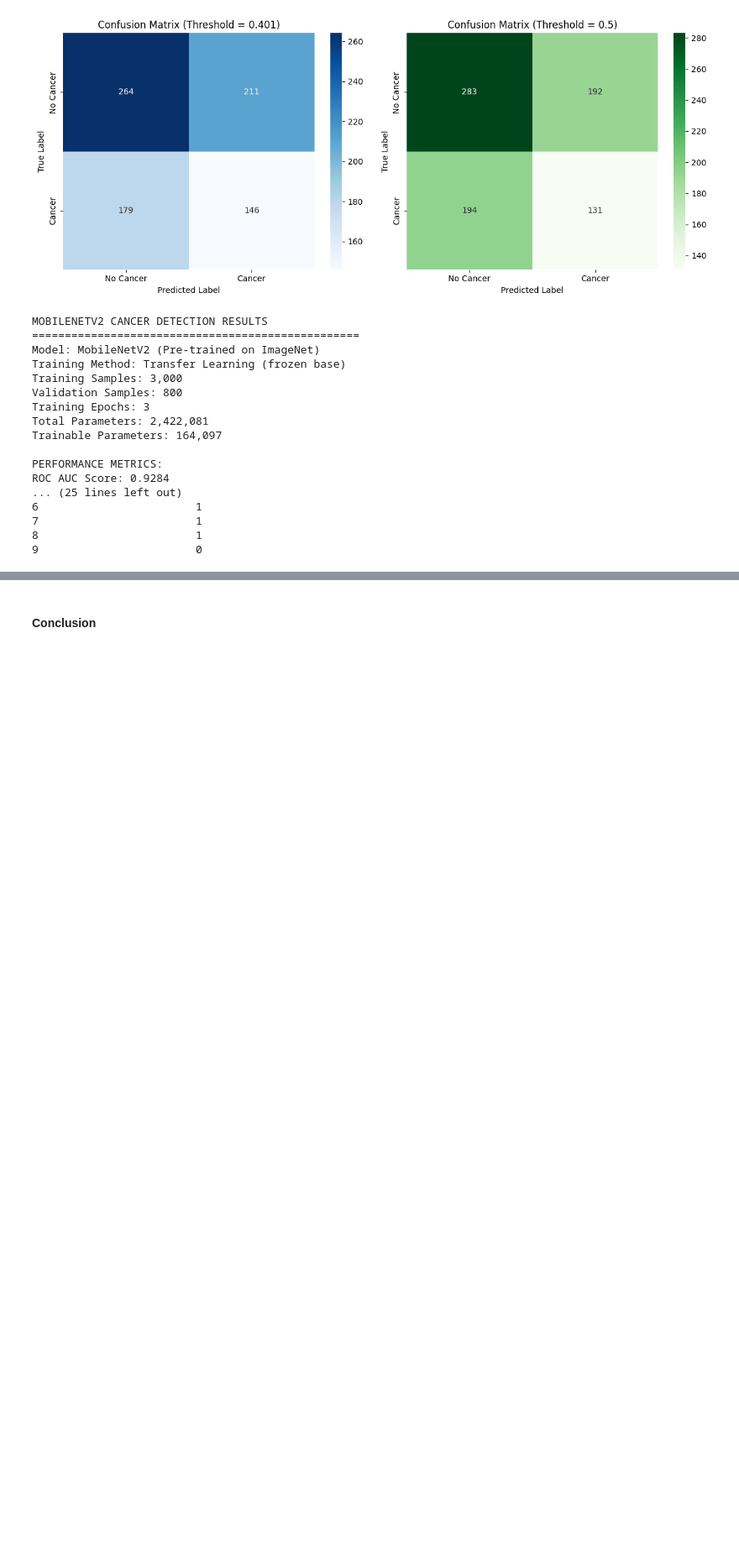
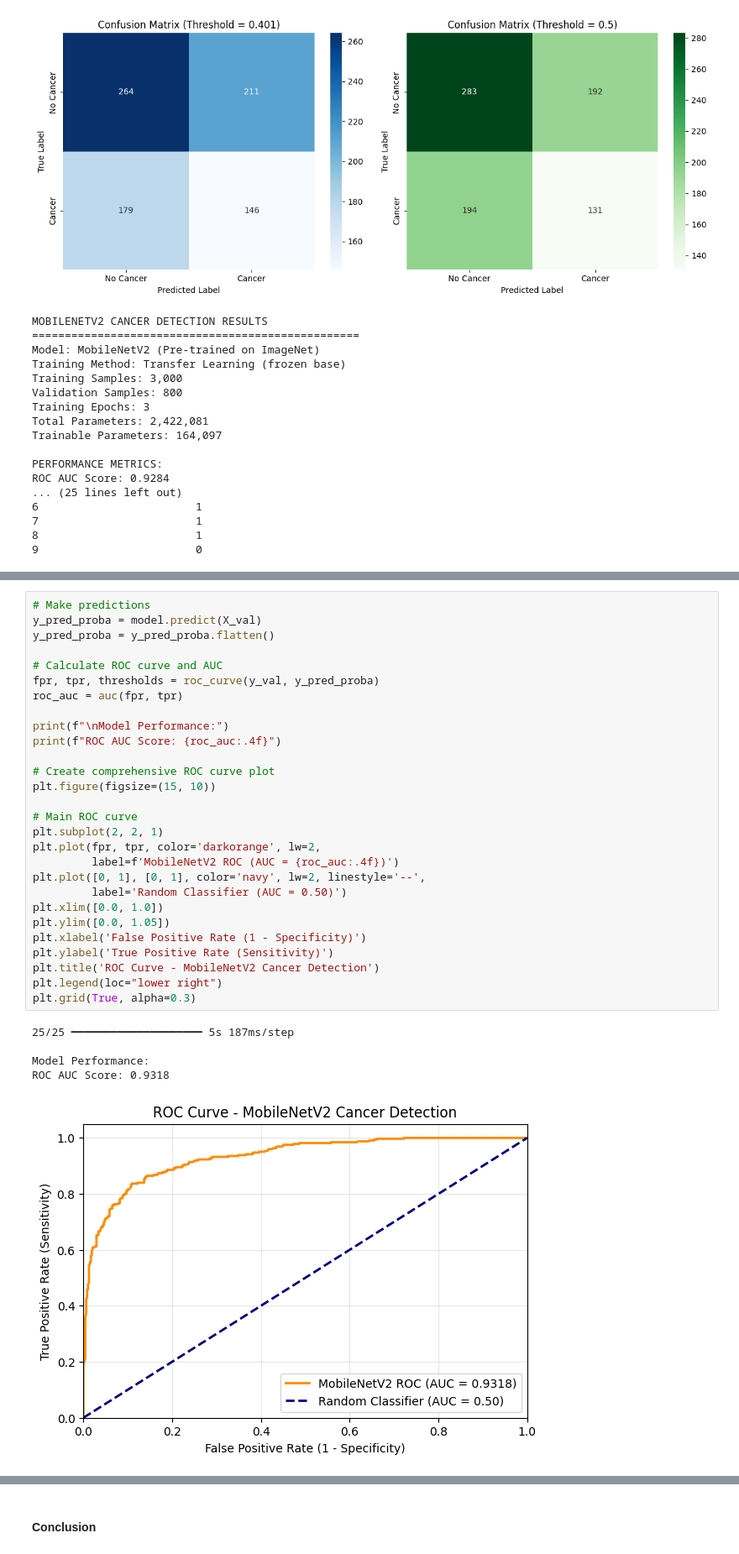
Before and after one commit to GHeart01/CNN_Cancer_Detection, a Jupyter notebook: CNN_Cancer_Detect.ipynb, the cells around one changed output, grey strips where cells are left out. Shown at 84% size. Saved outputs shown, nothing was run; the diff lists cells and outputs as text; blank space fills up the shorter version.

```diff
--- a/CNN_Cancer_Detect.ipynb
+++ b/CNN_Cancer_Detect.ipynb
@@ -622,0 +761,34 @@ ROC AUC Score: 0.9284
+# %%
+# Make predictions
+y_pred_proba = model.predict(X_val)
+y_pred_proba = y_pred_proba.flatten()
+
+# Calculate ROC curve and AUC
+fpr, tpr, thresholds = roc_curve(y_val, y_pred_proba)
+roc_auc = auc(fpr, tpr)
+
+print(f"\nModel Performance:")
+print(f"ROC AUC Score: {roc_auc:.4f}")
+
+# Create comprehensive ROC curve plot
+plt.figure(figsize=(15, 10))
+
+# Main ROC curve
+plt.subplot(2, 2, 1)
+plt.plot(fpr, tpr, color='darkorange', lw=2,
+         label=f'MobileNetV2 ROC (AUC = {roc_auc:.4f})')
+plt.plot([0, 1], [0, 1], color='navy', lw=2, linestyle='--',
+         label='Random Classifier (AUC = 0.50)')
+plt.xlim([0.0, 1.0])
+plt.ylim([0.0, 1.05])
+plt.xlabel('False Positive Rate (1 - Specificity)')
+plt.ylabel('True Positive Rate (Sensitivity)')
+plt.title('ROC Curve - MobileNetV2 Cancer Detection')
+plt.legend(loc="lower right")
+plt.grid(True, alpha=0.3)
+# %% [output]
+25/25 ━━━━━━━━━━━━━━━━━━━━ 5s 187ms/step
+
+Model Performance:
+ROC AUC Score: 0.9318
+[figure, added]
```
Also changed, not shown: parts of 10 cells of this notebook.
